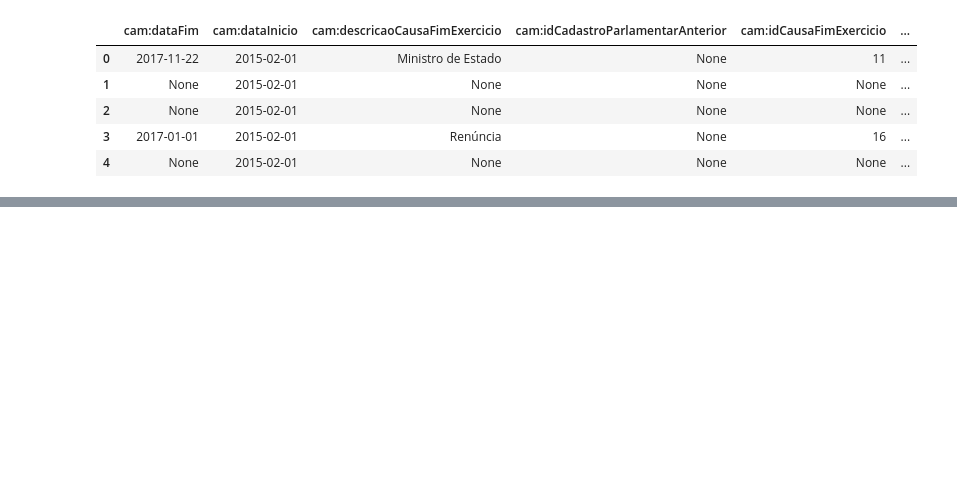
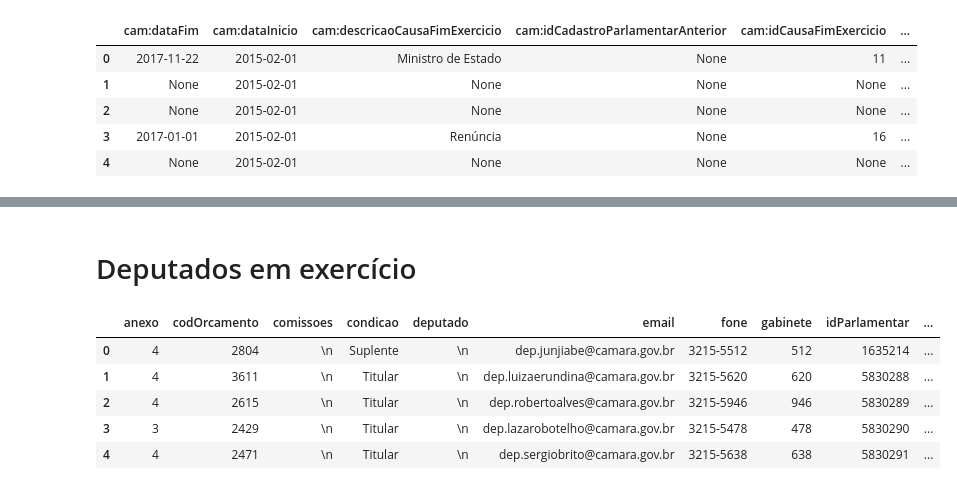
Before and after one commit to guilhermevarela/polare_scrapper, a Jupyter notebook: RoleDeputadoWithPosts.ipynb, the cells around one changed output, grey strips where cells are left out. Saved outputs shown, nothing was run; the diff lists cells and outputs as text; code cells hidden in the pictures; blank space fills up the shorter version.

Commit message:
RoleDeputadoWithPosts: current congressmen inconsistencies

```diff
--- a/RoleDeputadoWithPosts.ipynb
+++ b/RoleDeputadoWithPosts.ipynb
@@ -14,3 +7,18 @@ start_date = '2015-02-01'
+# %%
+import json
+import pandas as pd
+import sys
+from collections import deque
+
+start_date = '2015-02-01'
+
+# converts xml 2 dataframe
+from models.xml2dataframe import XML2DataFrame
+
+# reads XML files
+import xml.etree.ElementTree as ET
+tree = ET.parse('datasets/ObterDeputados.xml') # api v1 this list is volatile and has 513 deputados
+xmlstr_current_congressmen = ET.tostring(tree.getroot(), encoding='utf-8', method='xml')
 # %%
 with open('datasets/posts-55.csv', mode='r') as f:
     postsstr = f.read()
@@ -92,0 +126,13 @@ ValueError: min() arg is an empty sequence
+# %% [markdown]
+ # Deputados em exercício
+# %%
+xml2df = XML2DataFrame(xmlstr_current_congressmen)
+df_current_congressman = xml2df.process_data()
+df_current_congressman.head()
+# %% [output]
+|  | anexo | codOrcamento | comissoes | condicao | deputado | email | fone | gabinete | idParlamentar | ... |
+| 0 | 4 | 2804 | \n | Suplente | \n | dep.junjiabe@camara.gov.br | 3215-5512 | 512 | 1635214 | ... |
+| 1 | 4 | 3611 | \n | Titular | \n | dep.luizaerundina@camara.gov.br | 3215-5620 | 620 | 5830288 | ... |
+| 2 | 4 | 2615 | \n | Titular | \n | dep.robertoalves@camara.gov.br | 3215-5946 | 946 | 5830289 | ... |
+| 3 | 3 | 2429 | \n | Titular | \n | dep.lazarobotelho@camara.gov.br | 3215-5478 | 478 | 5830290 | ... |
+| 4 | 4 | 2471 | \n | Titular | \n | dep.sergiobrito@camara.gov.br | 3215-5638 | 638 | 5830291 | ... |
```
Also changed, not shown: parts of 11 cells of this notebook, 3 other files.
